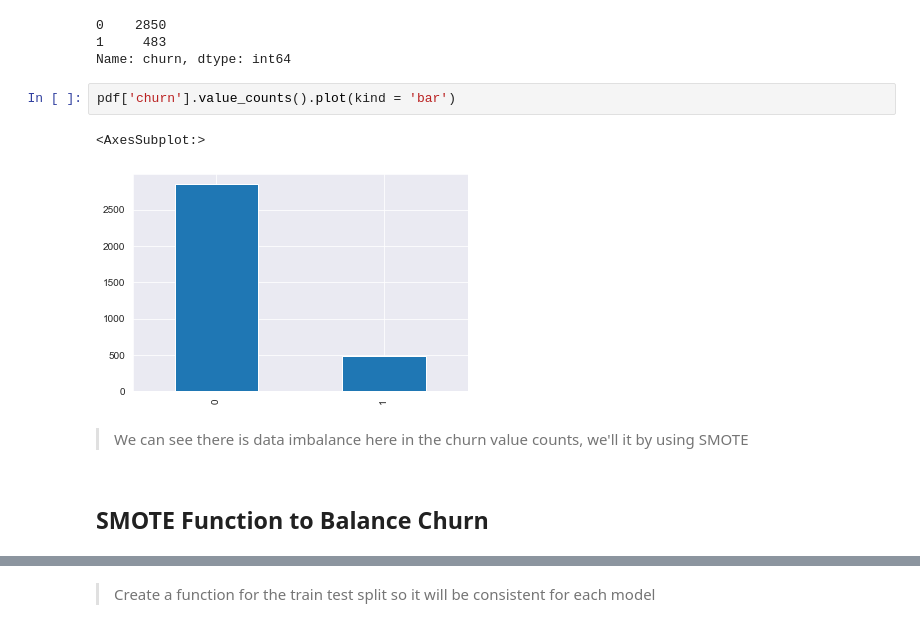
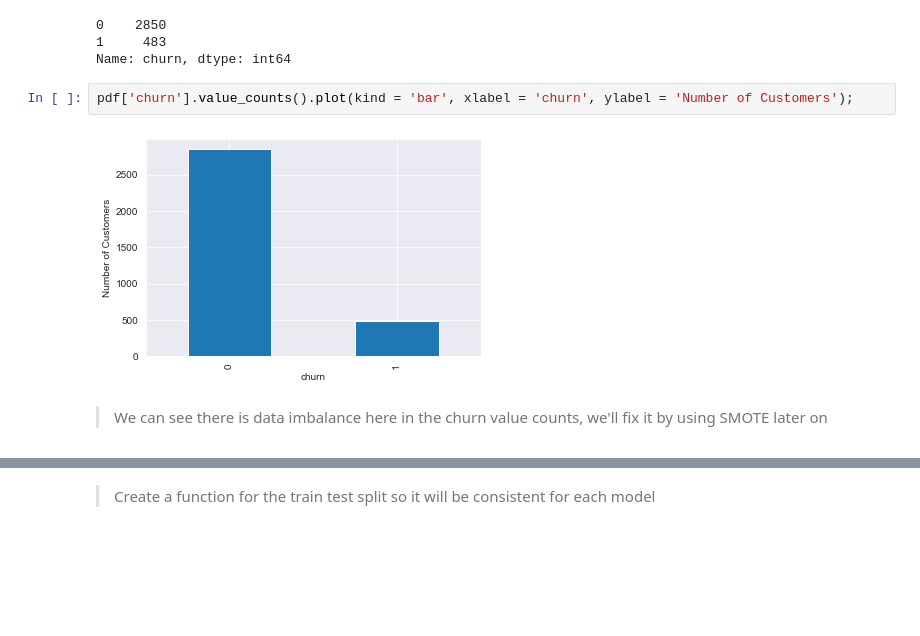
Before and after one commit to Ericusick/Telecom_Customer_Churn, a Jupyter notebook: Untitled.ipynb, the cells around one changed output, grey strips where cells are left out. Drawn from its saved outputs; the diff is of its cells as text; blank space fills up the shorter version.

```diff
--- a/Untitled.ipynb
+++ b/Untitled.ipynb
@@ -92,11 +91,8 @@ pdf['churn'].value_counts()
 1     483
 Name: churn, dtype: int64
 # %%
-pdf['churn'].value_counts().plot(kind = 'bar')
+pdf['churn'].value_counts().plot(kind = 'bar', xlabel = 'churn', ylabel = 'Number of Customers');
 # %% [output]
-<AxesSubplot:>
-[figure, old version]
+[figure, new version]
 # %% [markdown]
->We can see there is data imbalance here in the churn value counts, we'll it by using SMOTE
+>We can see there is data imbalance here in the churn value counts, we'll fix it by using SMOTE later on
-# %% [markdown]
-## SMOTE Function to Balance Churn
```
Also changed, not shown: parts of 91 cells of this notebook, 1 other file.
